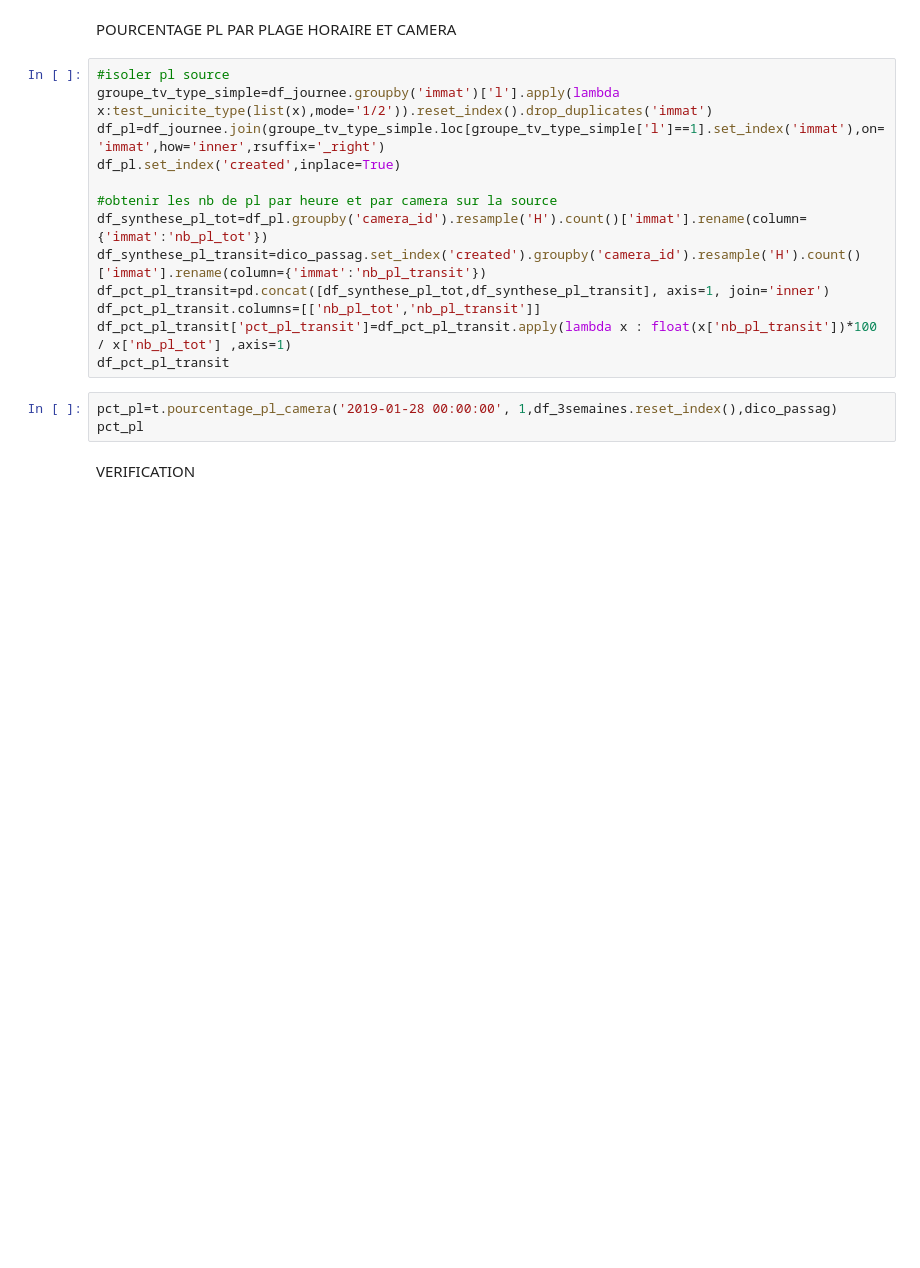
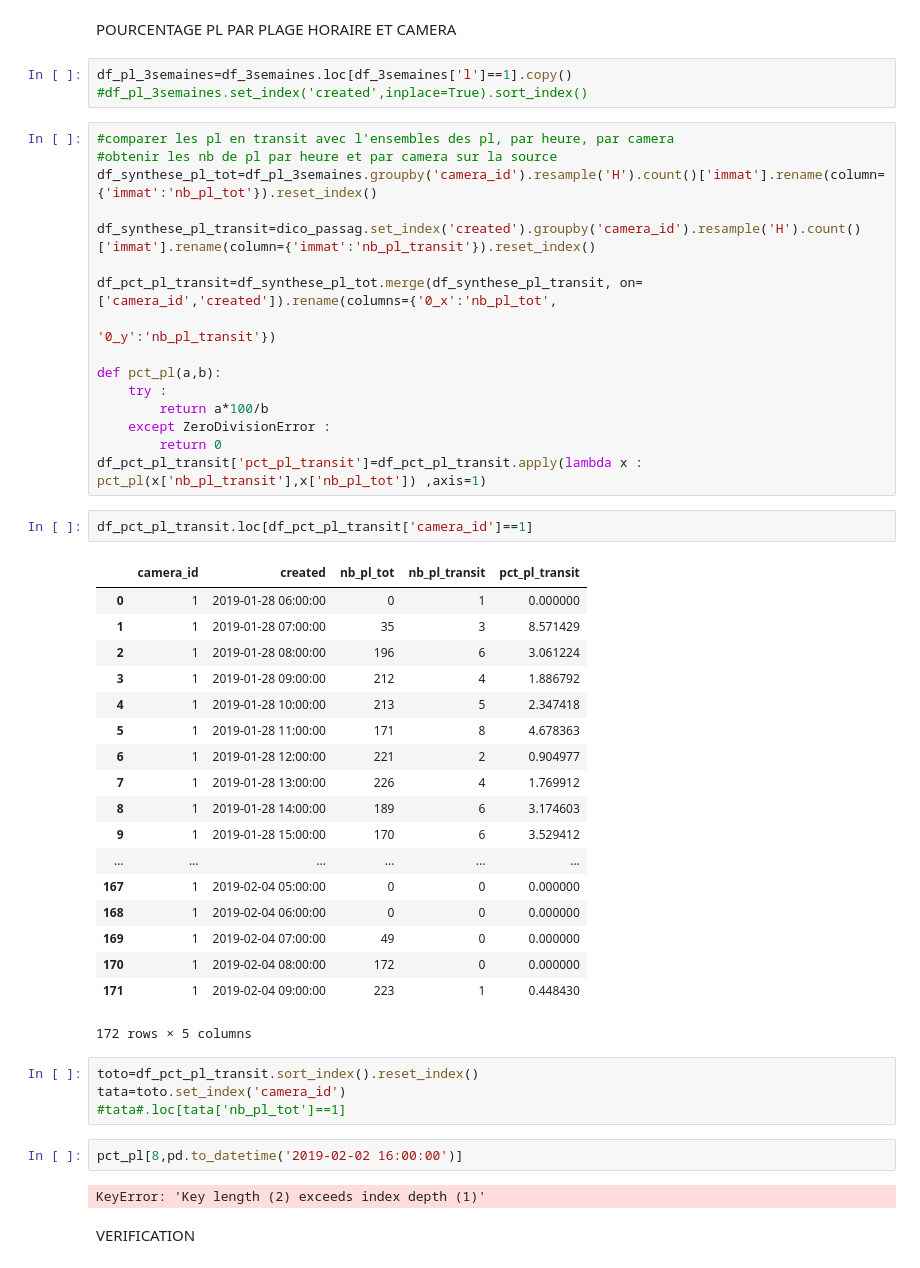
Before and after one commit to nantodevison/lapi, a Jupyter notebook: Carto_Lapi/Analyse/Donnees_brutes.ipynb, the cells around one changed output. Cells and saved outputs as stored; diff of their text form; blank space fills up the shorter version.

Commit message:
modif pct_pl_camera

```diff
--- a/Carto_Lapi/Analyse/Donnees_brutes.ipynb
+++ b/Carto_Lapi/Analyse/Donnees_brutes.ipynb
@@ -338,22 +332,54 @@ pd.pivot_table(dico_od_final,values='l', index='origine', columns='destination',
 | All | 4059 | 5113 | 12674 | 6162 | 1853 | 15751 | 45612 |
 # %% [markdown]
 POURCENTAGE PL PAR PLAGE HORAIRE ET CAMERA
+# %%
+df_pl_3semaines=df_3semaines.loc[df_3semaines['l']==1].copy()
+#df_pl_3semaines.set_index('created',inplace=True).sort_index()
 # %%
-#isoler pl source
-groupe_tv_type_simple=df_journee.groupby('immat')['l'].apply(lambda x:test_unicite_type(list(x),mode='1/2')).reset_index().drop_duplicates('immat')
-df_pl=df_journee.join(groupe_tv_type_simple.loc[groupe_tv_type_simple['l']==1].set_index('immat'),on='immat',how='inner',rsuffix='_right')
-df_pl.set_index('created',inplace=True)
+#comparer les pl en transit avec l'ensembles des pl, par heure, par camera
+#obtenir les nb de pl par heure et par camera sur la source
+df_synthese_pl_tot=df_pl_3semaines.groupby('camera_id').resample('H').count()['immat'].rename(column={'immat':'nb_pl_tot'}).reset_index()
 
-#obtenir les nb de pl par heure et par camera sur la source
-df_synthese_pl_tot=df_pl.groupby('camera_id').resample('H').count()['immat'].rename(column={'immat':'nb_pl_tot'})
-df_synthese_pl_transit=dico_passag.set_index('created').groupby('camera_id').resample('H').count()['immat'].rename(column={'immat':'nb_pl_transit'})
-df_pct_pl_transit=pd.concat([df_synthese_pl_tot,df_synthese_pl_transit], axis=1, join='inner')
-df_pct_pl_transit.columns=[['nb_pl_tot','nb_pl_transit']]
-df_pct_pl_transit['pct_pl_transit']=df_pct_pl_transit.apply(lambda x : float(x['nb_pl_transit'])*100 / x['nb_pl_tot'] ,axis=1)
-df_pct_pl_transit
+df_synthese_pl_transit=dico_passag.set_index('created').groupby('camera_id').resample('H').count()['immat'].rename(column={'immat':'nb_pl_transit'}).reset_index()
+
+df_pct_pl_transit=df_synthese_pl_tot.merge(df_synthese_pl_transit, on=['camera_id','created']).rename(columns={'0_x':'nb_pl_tot',
+                                                                                            '0_y':'nb_pl_transit'})
+
+def pct_pl(a,b):
+    try :
+        return a*100/b
+    except ZeroDivisionError :
+        return 0
+df_pct_pl_transit['pct_pl_transit']=df_pct_pl_transit.apply(lambda x : pct_pl(x['nb_pl_transit'],x['nb_pl_tot']) ,axis=1)
-# %%
-pct_pl=t.pourcentage_pl_camera('2019-01-28 00:00:00', 1,df_3semaines.reset_index(),dico_passag)
-pct_pl
+# %%
+df_pct_pl_transit.loc[df_pct_pl_transit['camera_id']==1]
+# %% [output]
+|  | camera_id | created | nb_pl_tot | nb_pl_transit | pct_pl_transit |
+| 0 | 1 | 2019-01-28 06:00:00 | 0 | 1 | 0.000000 |
+| 1 | 1 | 2019-01-28 07:00:00 | 35 | 3 | 8.571429 |
+| 2 | 1 | 2019-01-28 08:00:00 | 196 | 6 | 3.061224 |
+| 3 | 1 | 2019-01-28 09:00:00 | 212 | 4 | 1.886792 |
+| 4 | 1 | 2019-01-28 10:00:00 | 213 | 5 | 2.347418 |
+| 5 | 1 | 2019-01-28 11:00:00 | 171 | 8 | 4.678363 |
+| 6 | 1 | 2019-01-28 12:00:00 | 221 | 2 | 0.904977 |
+| 7 | 1 | 2019-01-28 13:00:00 | 226 | 4 | 1.769912 |
+| 8 | 1 | 2019-01-28 14:00:00 | 189 | 6 | 3.174603 |
+| 9 | 1 | 2019-01-28 15:00:00 | 170 | 6 | 3.529412 |
+| ... | ... | ... | ... | ... | ... |
+| 167 | 1 | 2019-02-04 05:00:00 | 0 | 0 | 0.000000 |
+| 168 | 1 | 2019-02-04 06:00:00 | 0 | 0 | 0.000000 |
+| 169 | 1 | 2019-02-04 07:00:00 | 49 | 0 | 0.000000 |
+| 170 | 1 | 2019-02-04 08:00:00 | 172 | 0 | 0.000000 |
+| 171 | 1 | 2019-02-04 09:00:00 | 223 | 1 | 0.448430 |
+172 rows × 5 columns
+# %%
+toto=df_pct_pl_transit.sort_index().reset_index()
+tata=toto.set_index('camera_id')
+#tata#.loc[tata['nb_pl_tot']==1]
+# %%
+pct_pl[8,pd.to_datetime('2019-02-02 16:00:00')]
+# %% [output]
+KeyError: 'Key length (2) exceeds index depth (1)'
 # %% [markdown]
 VERIFICATION
 # %%
```
Also changed, not shown: parts of 6 cells of this notebook, 1 other file.
